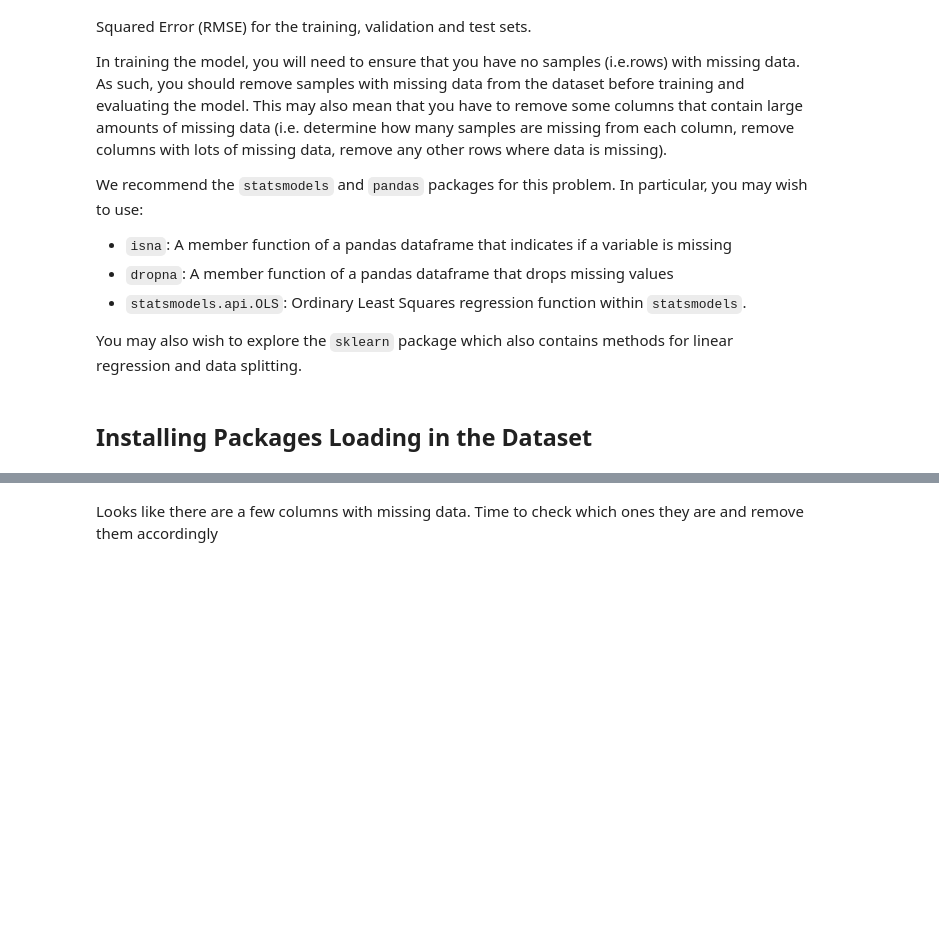
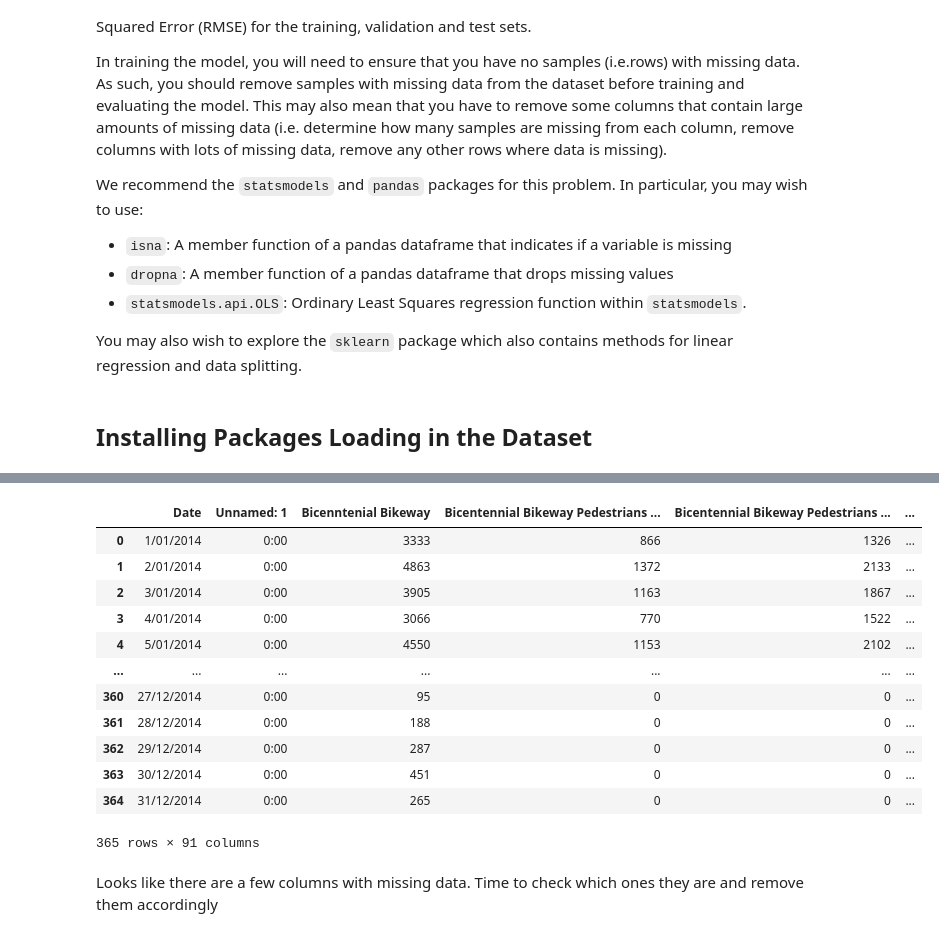
Before and after one commit to aidanlockwood20/CAB420-Codebase, a Jupyter notebook: week_1/week_1.ipynb, the cells around one changed output, grey strips where cells are left out. Saved outputs shown, nothing was run; the diff lists cells and outputs as text; code cells hidden in the pictures; blank space fills up the shorter version.

```diff
--- a/week_1/week_1.ipynb
+++ b/week_1/week_1.ipynb
@@ -58,3 +37,53 @@ combined_data
+# %%
+# Cyclist counts
+counts2014 = pd.read_csv('data/bike-ped-auto-counts-2014.csv')
+counts2015 = pd.read_csv('data/bike-ped-auto-counts-2015.csv')
+counts2016 = pd.read_csv('data/bike-ped-auto-counts-2016.csv')
+counts2017 = pd.read_csv('data/bike-ped-auto-counts-2017.csv')
+counts2018 = pd.read_csv('data/bike-ped-auto-counts-2018.csv')
+
+# BOM weather data
+rainfall_data = pd.read_csv('data/IDCJAC0009_040913_1800_Data.csv')
+temperature_data = pd.read_csv('data/IDCJAC0010_040913_1800_Data.csv')
+solar_exposure_data = pd.read_csv('data/IDCJAC0016_040913_1800_Data.csv')
+
+# Slicing the data by year
+# Rainfall
+rainfall_data_2014 = rainfall_data[rainfall_data['Year'] == 2014]
+rainfall_data_2015 = rainfall_data[rainfall_data['Year'] == 2015]
+rainfall_data_2016 = rainfall_data[rainfall_data['Year'] == 2016]
+rainfall_data_2017 = rainfall_data[rainfall_data['Year'] == 2017]
+rainfall_data_2018 = rainfall_data[rainfall_data['Year'] == 2018]
+
+# Temperature
+temperature_data_2014 = temperature_data[temperature_data['Year'] == 2014]
+temperature_data_2015 = temperature_data[temperature_data['Year'] == 2015]
+temperature_data_2016 = temperature_data[temperature_data['Year'] == 2016]
+temperature_data_2017 = temperature_data[temperature_data['Year'] == 2017]
+temperature_data_2018 = temperature_data[temperature_data['Year'] == 2018]
+
+# Solar exposure
+solar_exposure_data_2014 = solar_exposure_data[solar_exposure_data['Year'] == 2014]
+solar_exposure_data_2015 = solar_exposure_data[solar_exposure_data['Year'] == 2015]
+solar_exposure_data_2016 = solar_exposure_data[solar_exposure_data['Year'] == 2016]
+solar_exposure_data_2017 = solar_exposure_data[solar_exposure_data['Year'] == 2017]
+solar_exposure_data_2018 = solar_exposure_data[solar_exposure_data['Year'] == 2018]
+# %%
+counts2014
+# %% [output]
+|  | Date | Unnamed: 1 | Bicenntenial Bikeway | Bicentennial Bikeway Pedestrians ... | Bicentennial Bikeway Pedestrians ... | ... |
+| 0 | 1/01/2014 | 0:00 | 3333 | 866 | 1326 | ... |
+| 1 | 2/01/2014 | 0:00 | 4863 | 1372 | 2133 | ... |
+| 2 | 3/01/2014 | 0:00 | 3905 | 1163 | 1867 | ... |
+| 3 | 4/01/2014 | 0:00 | 3066 | 770 | 1522 | ... |
+| 4 | 5/01/2014 | 0:00 | 4550 | 1153 | 2102 | ... |
+| ... | ... | ... | ... | ... | ... | ... |
+| 360 | 27/12/2014 | 0:00 | 95 | 0 | 0 | ... |
+| 361 | 28/12/2014 | 0:00 | 188 | 0 | 0 | ... |
+| 362 | 29/12/2014 | 0:00 | 287 | 0 | 0 | ... |
+| 363 | 30/12/2014 | 0:00 | 451 | 0 | 0 | ... |
+| 364 | 31/12/2014 | 0:00 | 265 | 0 | 0 | ... |
+365 rows × 91 columns
 # %% [markdown]
 Looks like there are a few columns with missing data. Time to check which ones they are and remove them accordingly
 # %%
```
Also changed, not shown: parts of 27 cells of this notebook, 14 other files.
